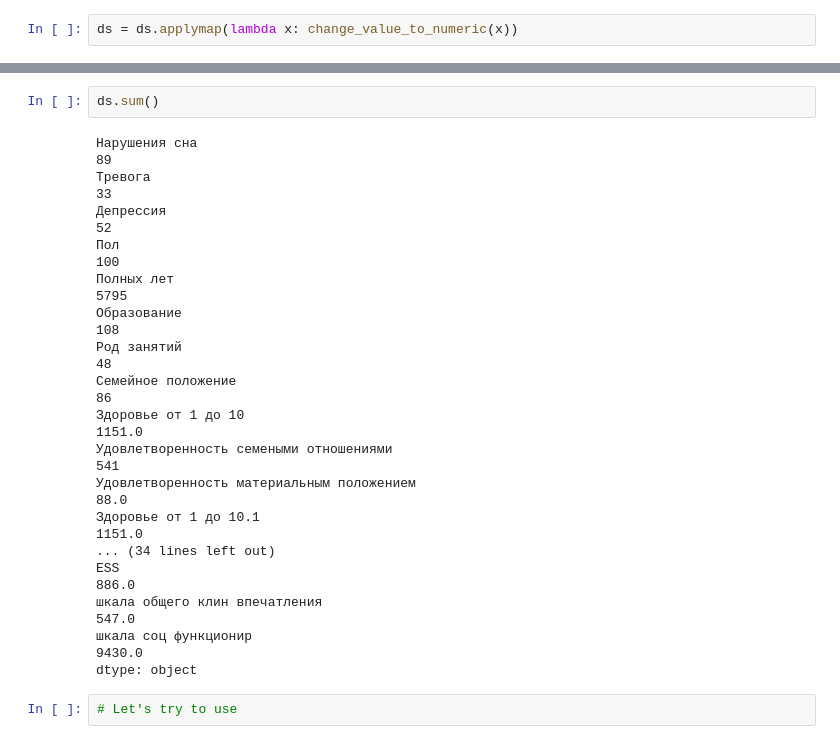
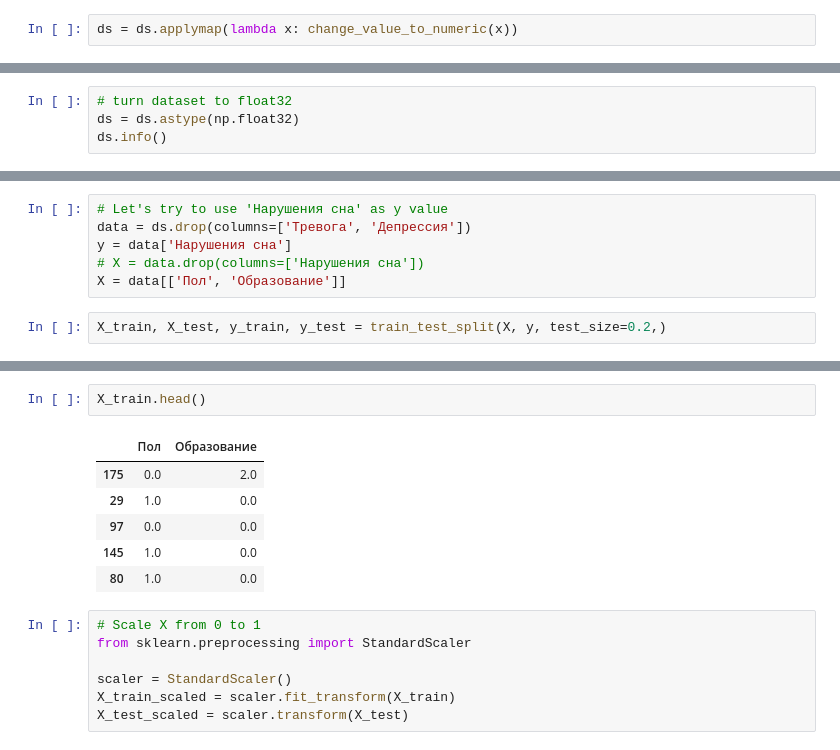
Before and after one commit to Nikitaion/mental_disorders, a Jupyter notebook: mental_disorders.ipynb, the cells around one changed output, grey strips where cells are left out. Cells and saved outputs as stored; diff of their text form.

Commit message:
data cleaned, first try to make model

```diff
--- a/mental_disorders.ipynb
+++ b/mental_disorders.ipynb
@@ -219,0 +272,4 @@ dtype: int64
+# %%
+# turn dataset to float32
+ds = ds.astype(np.float32)
+ds.info()
@@ -220 +312,9 @@ dtype: int64
+# %%
+# Let's try to use 'Нарушения сна' as y value
+data = ds.drop(columns=['Тревога', 'Депрессия'])
+y = data['Нарушения сна']
+# X = data.drop(columns=['Нарушения сна'])
+X = data[['Пол', 'Образование']]
+# %%
+X_train, X_test, y_train, y_test = train_test_split(X, y, test_size=0.2,)
 # %%
@@ -230,22 +329,16 @@ ds.head()
-# %%
-ds.sum()
-# %% [output]
-Нарушения сна                                                                               89
-Тревога                                                                                     33
-Депрессия                                                                                   52
-Пол                                                                                        100
-Полных лет                                                                                5795
-Образование                                                                                108
-Род занятий                                                                                 48
-Семейное положение                                                                          86
-Здоровье от 1 до 10                                                                     1151.0
-Удовлетворенность семеными отношениями                                                     541
-Удовлетворенность материальным положением                                                 88.0
-Здоровье от 1 до 10.1                                                                   1151.0
-... (34 lines left out)
-ESS                                                                                      886.0
-шкала общего клин впечатления                                                            547.0
-шкала соц функционир                                                                    9430.0
-dtype: object
-# %%
-# Let's try to use
+# %%
+X_train.head()
+# %% [output]
+|  | Пол | Образование |
+| 175 | 0.0 | 2.0 |
+| 29 | 1.0 | 0.0 |
+| 97 | 0.0 | 0.0 |
+| 145 | 1.0 | 0.0 |
+| 80 | 1.0 | 0.0 |
+# %%
+# Scale X from 0 to 1
+from sklearn.preprocessing import StandardScaler
+
+scaler = StandardScaler()
+X_train_scaled = scaler.fit_transform(X_train)
+X_test_scaled = scaler.transform(X_test)
```
Also changed, not shown: parts of 25 cells of this notebook.
